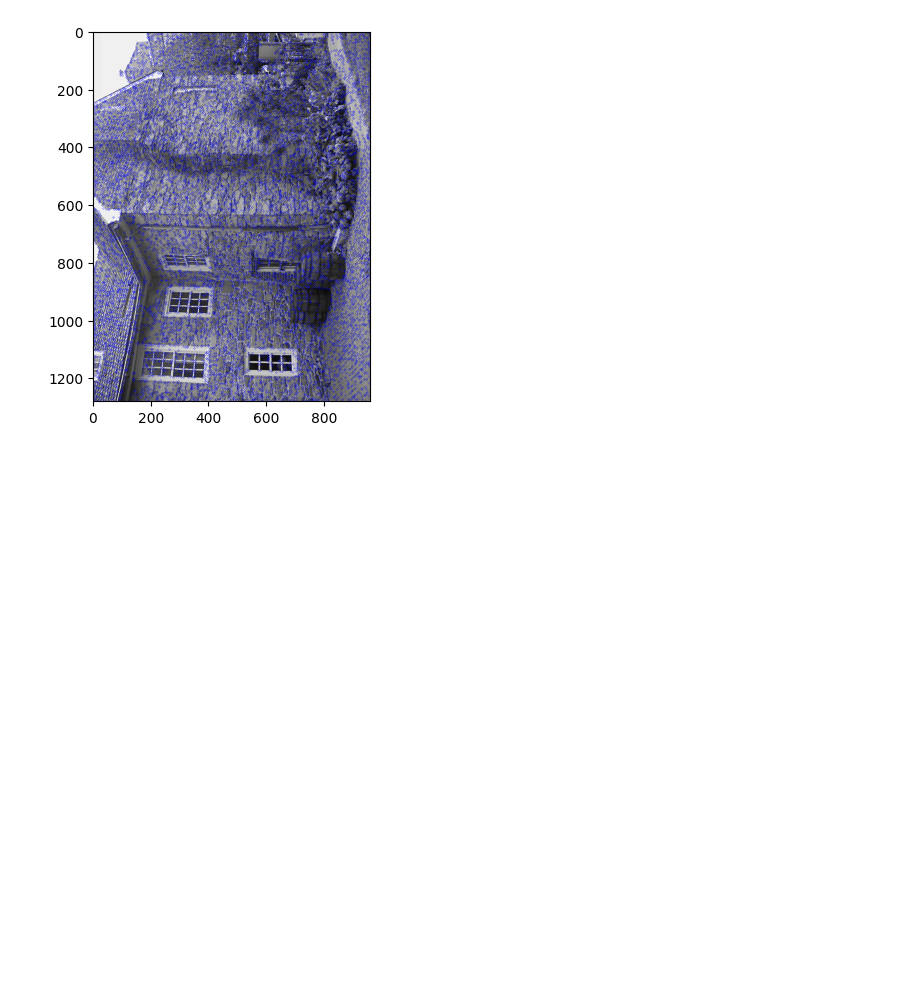
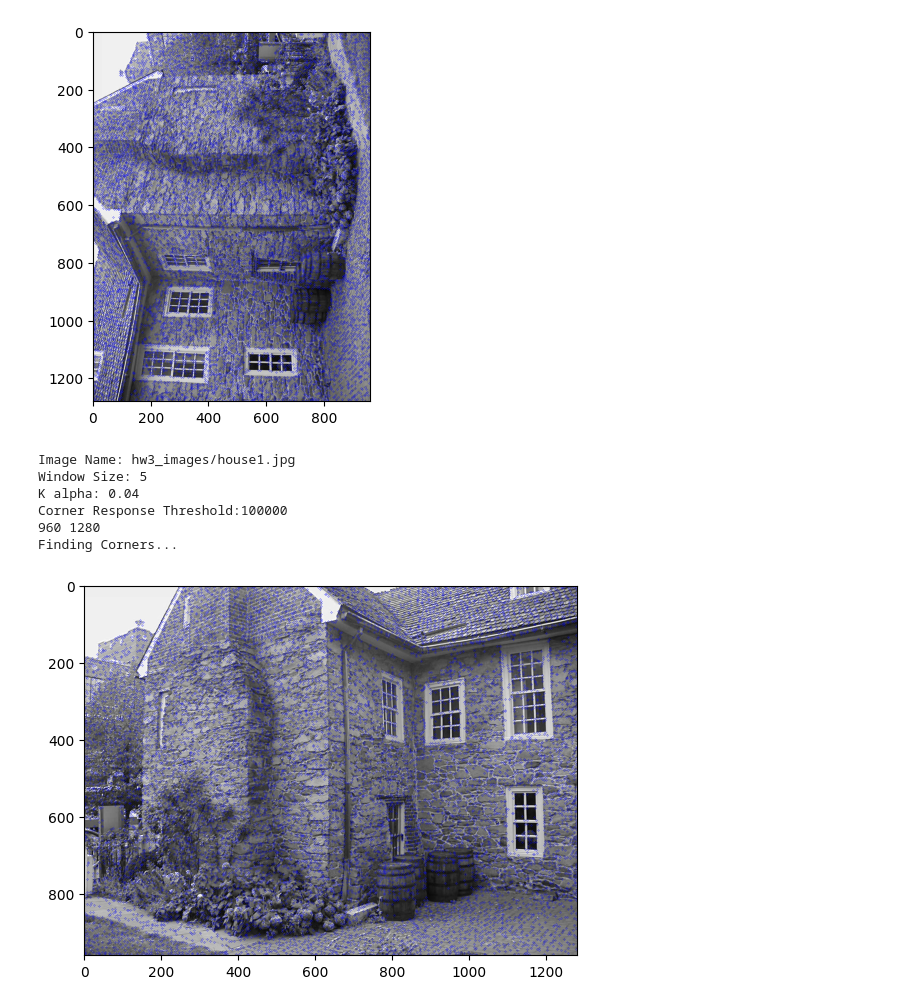
Before and after one commit to bhaba-ranjan/Scale-space-blob-detection, a Jupyter notebook: harris.ipynb, the cells around one changed output. Cells and saved outputs as stored; diff of their text form; code cells hidden in the pictures; blank space fills up the shorter version.

Commit message:
fix: images and harris corner

```diff
--- a/harris.ipynb
+++ b/harris.ipynb
@@ -68,15 +68,12 @@ def findCorners(img, window_size, k, thresh):
 
     return color_img, filtered_by_threshold
 # %%
-def findGradMagnitude(img):
-    Iy, Ix = np.gradient(img)
+def findGradMagnitude(Iy, Ix):
     sum_of_squares =  np.square(Iy) + np.square(Ix)
     gradient_magnitude = np.sqrt(sum_of_squares)
     return gradient_magnitude
 # %%
-def findOrientation(img):
-    Iy, Ix = np.gradient(img)
-    # plt.imshow(Ix,cmap='gray')
+def findOrientation(Iy, Ix):
     theta = np.rad2deg(np.arctan2(Iy,Ix))
     return theta
 # %%
@@ -86,7 +83,7 @@ grad_orientation_dir = "grad_orientation_images"
 Ix_dir = "Ix"
 Iy_dir = "Iy"
 
-def main(window_size, k, img_name, thresh):
+def main(window_size, k, img_name, thresh, save_image_name_as):
     """
     Main parses argument list and runs findCorners() on the image
     :return: None
@@ -121,18 +118,21 @@ def main(window_size, k, img_name, thresh):
     corner_values_clipped = np.clip(changed_corner_values, a_min=0, a_max=255)
 
     if corner_values_clipped is not None:
-            cv2.imwrite(str(img_name+".png"), corner_values_clipped)
+            cv2.imwrite(str(harris_corner_dir+"/"+save_image_name_as), corner_values_clipped)
 
+    Iy,Ix = np.gradient(img)
+    grad_magnitude = findGradMagnitude(Iy, Ix)
+    grad_orientation = findOrientation(Iy, Ix)
 
-    grad_magnitude = findGradMagnitude(img)
-    grad_orientation = findOrientation(img)
-    # plt.imshow(grad_orientation, cmap='gray')
+    cv2.imwrite(str(Iy_dir+"/"+save_image_name_as), Iy)
+    cv2.imwrite(str(Ix_dir+"/"+save_image_name_as), Ix)
 
-    if corner_values_clipped is not None:
-            cv2.imwrite("grad_magnitude.png", grad_magnitude)
-
-    if grad_orientation is not None:
-            cv2.imwrite("grad_orientation.png", grad_orientation)
+    cv2.imwrite(str(grad_magnitude_dir+"/"+save_image_name_as), grad_magnitude)
+    cv2.imwrite(str(grad_orientation_dir+"/"+save_image_name_as), grad_orientation)
+# %%
+def get_image_name_to_save(img_name):
+    save_image_name_as = img_name.split('/')[1].split('.')[0]+".png"
+    return save_image_name_as
 # %%
 window_size = 5
 k = 0.04
@@ -151,0 +150,11 @@ Finding Corners...
+# %%
+img_name = "hw3_images/house1.jpg"
+main(window_size, k, img_name, thresh,get_image_name_to_save(img_name))
+# %% [output]
+Image Name: hw3_images/house1.jpg
+Window Size: 5
+K alpha: 0.04
+Corner Response Threshold:100000
+960 1280
+Finding Corners...
+[figure, added]
```
Also changed, not shown: parts of 4 cells of this notebook, 20 other files.
